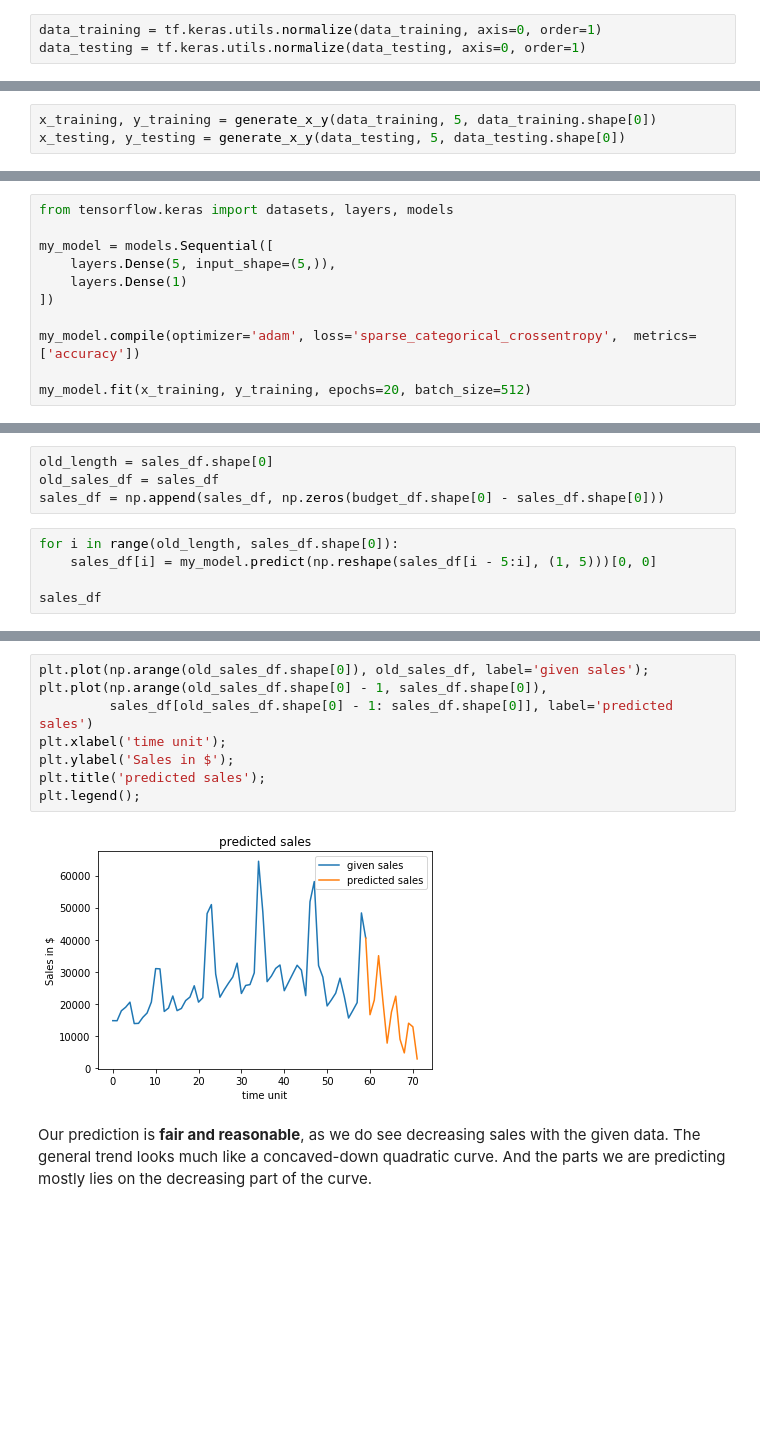
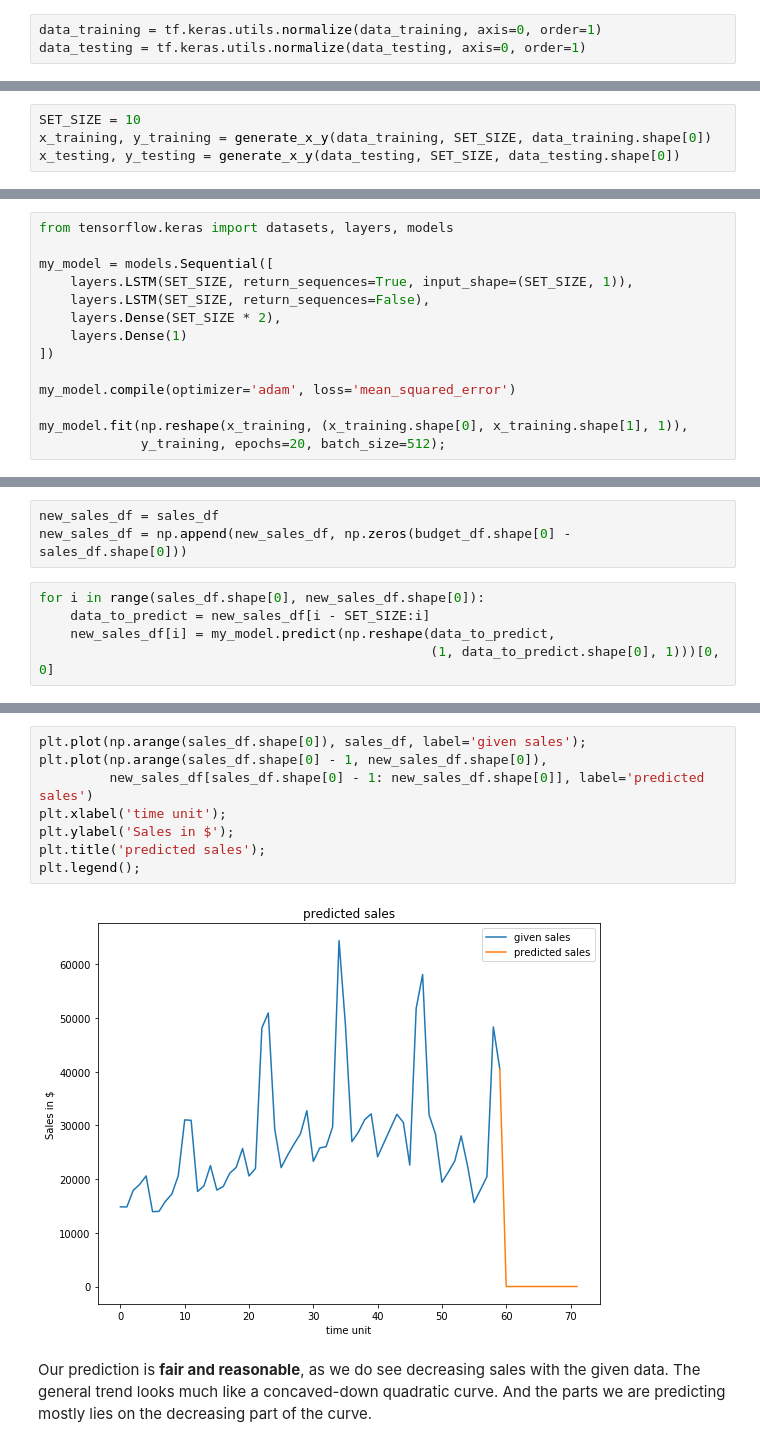
Before and after one commit to jinhuang712/Forecasting-Sales, a Jupyter notebook: forecasting-sales.ipynb, the cells around one changed output, grey strips where cells are left out. Drawn from its saved outputs; the diff is of its cells as text; blank space fills up the shorter version.

Commit message:
updated LSTM model

```diff
--- a/forecasting-sales.ipynb
+++ b/forecasting-sales.ipynb
@@ -62,8 +63,9 @@ def generate_x_y(data, size, length):
         y_data[i - size] = data[i]
     return x_data, y_data
 # %%
-x_training, y_training = generate_x_y(data_training, 5, data_training.shape[0])
-x_testing, y_testing = generate_x_y(data_testing, 5, data_testing.shape[0])
+SET_SIZE = 10
+x_training, y_training = generate_x_y(data_training, SET_SIZE, data_training.shape[0])
+x_testing, y_testing = generate_x_y(data_testing, SET_SIZE, data_testing.shape[0])
 # %%
 print("For example, the prediction of ", x_training[0], ', is ', y_training[0])
 # %% [output]
@@ -72,11 +75,14 @@ For example, the prediction of  [0.01129926 0.01128403 0.01364439 0.01448194 0.0
 from tensorflow.keras import datasets, layers, models
 
 my_model = models.Sequential([
-    layers.Dense(5, input_shape=(5,)),
+    layers.LSTM(SET_SIZE, return_sequences=True, input_shape=(SET_SIZE, 1)),
+    layers.LSTM(SET_SIZE, return_sequences=False),
+    layers.Dense(SET_SIZE * 2),
     layers.Dense(1)
 ])
 
-my_model.compile(optimizer='adam', loss='sparse_categorical_crossentropy',  metrics=['accuracy'])
+my_model.compile(optimizer='adam', loss='mean_squared_error')
 
-my_model.fit(x_training, y_training, epochs=20, batch_size=512)
+my_model.fit(np.reshape(x_training, (x_training.shape[0], x_training.shape[1], 1)),
+             y_training, epochs=20, batch_size=512);
 # %% [output]
@@ -106,9 +111,8 @@ my_model.evaluate(x_testing, y_testing, batch_size=128)
 # %%
-old_length = sales_df.shape[0]
-old_sales_df = sales_df
-sales_df = np.append(sales_df, np.zeros(budget_df.shape[0] - sales_df.shape[0]))
+new_sales_df = sales_df
+new_sales_df = np.append(new_sales_df, np.zeros(budget_df.shape[0] - sales_df.shape[0]))
 # %%
-for i in range(old_length, sales_df.shape[0]):
-    sales_df[i] = my_model.predict(np.reshape(sales_df[i - 5:i], (1, 5)))[0, 0]
-
-sales_df
+for i in range(sales_df.shape[0], new_sales_df.shape[0]):
+    data_to_predict = new_sales_df[i - SET_SIZE:i]
+    new_sales_df[i] = my_model.predict(np.reshape(data_to_predict,
+                                                  (1, data_to_predict.shape[0], 1)))[0, 0]
@@ -134,13 +119,13 @@ array([14840.        , 14820.        , 17920.        , 19020.        ,
 # %%
-plt.plot(np.arange(old_sales_df.shape[0]), old_sales_df, label='given sales');
-plt.plot(np.arange(old_sales_df.shape[0] - 1, sales_df.shape[0]),
-         sales_df[old_sales_df.shape[0] - 1: sales_df.shape[0]], label='predicted sales')
+plt.plot(np.arange(sales_df.shape[0]), sales_df, label='given sales');
+plt.plot(np.arange(sales_df.shape[0] - 1, new_sales_df.shape[0]),
+         new_sales_df[sales_df.shape[0] - 1: new_sales_df.shape[0]], label='predicted sales')
 plt.xlabel('time unit');
 plt.ylabel('Sales in $');
 plt.title('predicted sales');
 plt.legend();
 # %% [output]
-[figure, old version]
+[figure, new version]
 # %% [markdown]
 Our prediction is **fair and reasonable**, as we do see decreasing sales with the given data. The general trend looks much like a concaved-down quadratic curve. And the parts we are predicting mostly lies on the decreasing part of the curve.
 # %%
```
Also changed, not shown: parts of 8 cells of this notebook.
